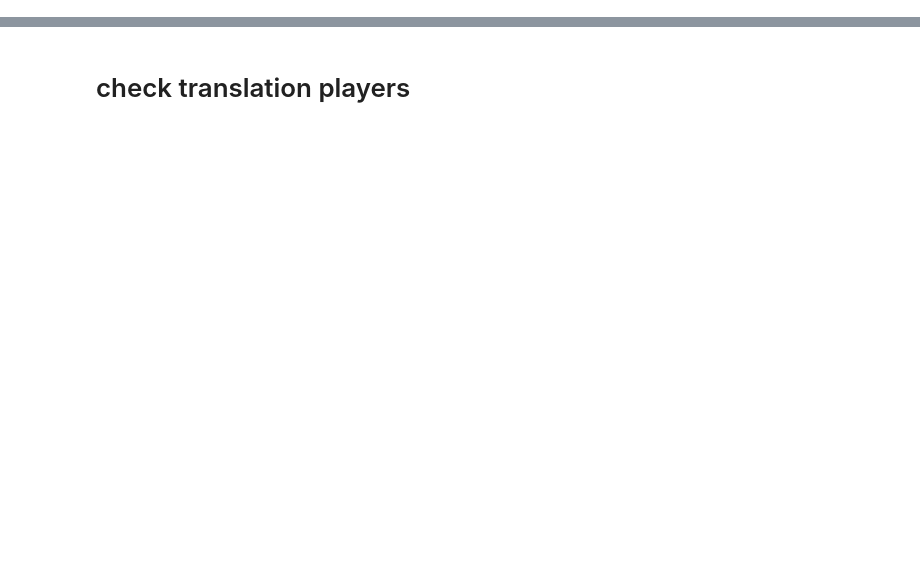
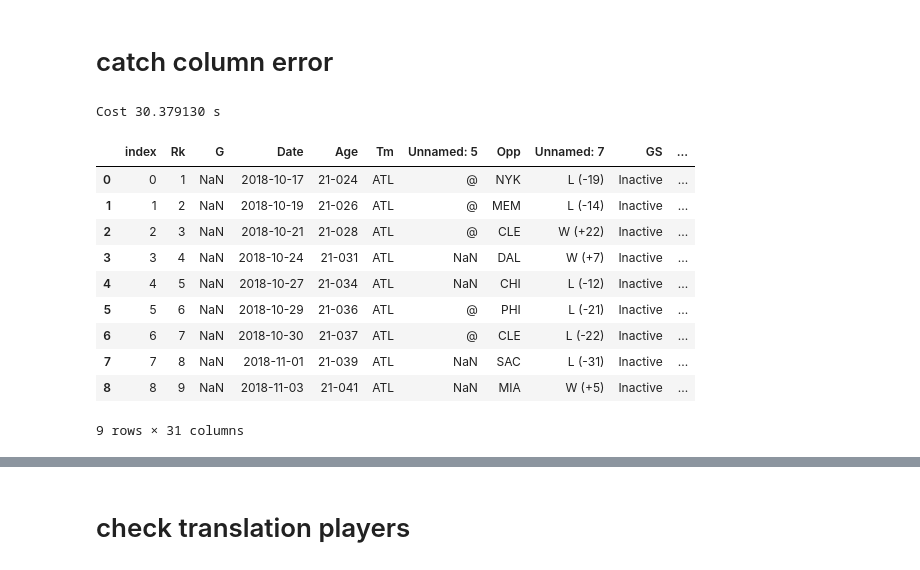
Before and after one commit to tsaiyefu/MyCode, a Jupyter notebook: NBA_Predict/NBA_Transaction_process.ipynb, the cells around one changed output, grey strips where cells are left out. Drawn from its saved outputs; the diff is of its cells as text; code cells hidden in the pictures; blank space fills up the shorter version.

```diff
--- a/NBA_Predict/NBA_Transaction_process.ipynb
+++ b/NBA_Predict/NBA_Transaction_process.ipynb
@@ -9,3 +9,58 @@ import pandas as pd
 from bs4 import BeautifulSoup
 from selenium import webdriver
 from selenium.webdriver.chrome.options import Options
+# %% [markdown]
+# catch column error
+# %%
+tStart = time.time()
+dfvalid = pd.read_excel('C:\\Users\\ecom\\Desktop\\NBAData\\2007\\East\\TOR\\Andrea Bargnani.xlsx')
+colvalid = dfvalid.columns
+for i in range(2019, 2020):
+    mypath = 'C:\\Users\\ecom\\Desktop\\NBAData\\' + str(i)
+    side = os.listdir(mypath)
+    for j in side:
+        mypath = 'C:\\Users\\ecom\\Desktop\\NBAData\\' + str(i) + '\\' + j
+        team = os.listdir(mypath)
+        for k in team:
+            mypath = 'C:\\Users\\ecom\\Desktop\\NBAData\\' + str(i) + '\\' + j + '\\' + k
+            player = os.listdir(mypath)
+            for l in player:
+                path1 = 'C:\\Users\\ecom\\Desktop\\NBAData\\' + str(i) + '\\' + j + '\\' + k + '\\' + l
+                df = pd.read_excel(path1)
+                a = list(df.columns.difference(colvalid))
+                if len(a) != 0:
+                    for m in range(len(a)):
+                        if m == 0:
+                            df = df.rename(columns={a[m] : 'Unnamed: 5'})
+                        else:
+                            df = df.rename(columns={a[m] : 'Unnamed: 7'})
+                    print(path1)
+                if os.path.isdir(path1):
+                    os.remove(path1)
+                df.to_excel(path1)
+tEnd = time.time()
+print('Cost %f s' %(tEnd - tStart))
+# %% [output]
+Cost 30.379130 s
+# %%
+dferror = pd.read_excel('C:\\Users\\ecom\\Desktop\\NBAData\\2019\\East\\ATL\\John Collins.xlsx')
+errorcol = dferror.columns
+dfvalid = pd.read_excel('C:\\Users\\ecom\\Desktop\\NBAData\\2019\\East\\ATL\\Jeremy Lin.xlsx')
+validcol = dfvalid.columns
+df = pd.read_excel('C:\\Users\\ecom\\Desktop\\NBAData\\2019\\East\\ATL\\John Collins.xlsx')
+a = list(df.columns.difference(colvalid))
+if len(a) == 0:
+    df1 = pd.DataFrame(df, columns=validcol)
+df1
+# %% [output]
+|  | index | Rk | G | Date | Age | Tm | Unnamed: 5 | Opp | Unnamed: 7 | GS | ... |
+| 0 | 0 | 1 | NaN | 2018-10-17 | 21-024 | ATL | @ | NYK | L (-19) | Inactive | ... |
+| 1 | 1 | 2 | NaN | 2018-10-19 | 21-026 | ATL | @ | MEM | L (-14) | Inactive | ... |
+| 2 | 2 | 3 | NaN | 2018-10-21 | 21-028 | ATL | @ | CLE | W (+22) | Inactive | ... |
+| 3 | 3 | 4 | NaN | 2018-10-24 | 21-031 | ATL | NaN | DAL | W (+7) | Inactive | ... |
+| 4 | 4 | 5 | NaN | 2018-10-27 | 21-034 | ATL | NaN | CHI | L (-12) | Inactive | ... |
+| 5 | 5 | 6 | NaN | 2018-10-29 | 21-036 | ATL | @ | PHI | L (-21) | Inactive | ... |
+| 6 | 6 | 7 | NaN | 2018-10-30 | 21-037 | ATL | @ | CLE | L (-22) | Inactive | ... |
+| 7 | 7 | 8 | NaN | 2018-11-01 | 21-039 | ATL | NaN | SAC | L (-31) | Inactive | ... |
+| 8 | 8 | 9 | NaN | 2018-11-03 | 21-041 | ATL | NaN | MIA | W (+5) | Inactive | ... |
+9 rows × 31 columns
```
Also changed, not shown: parts of 6 cells of this notebook.
